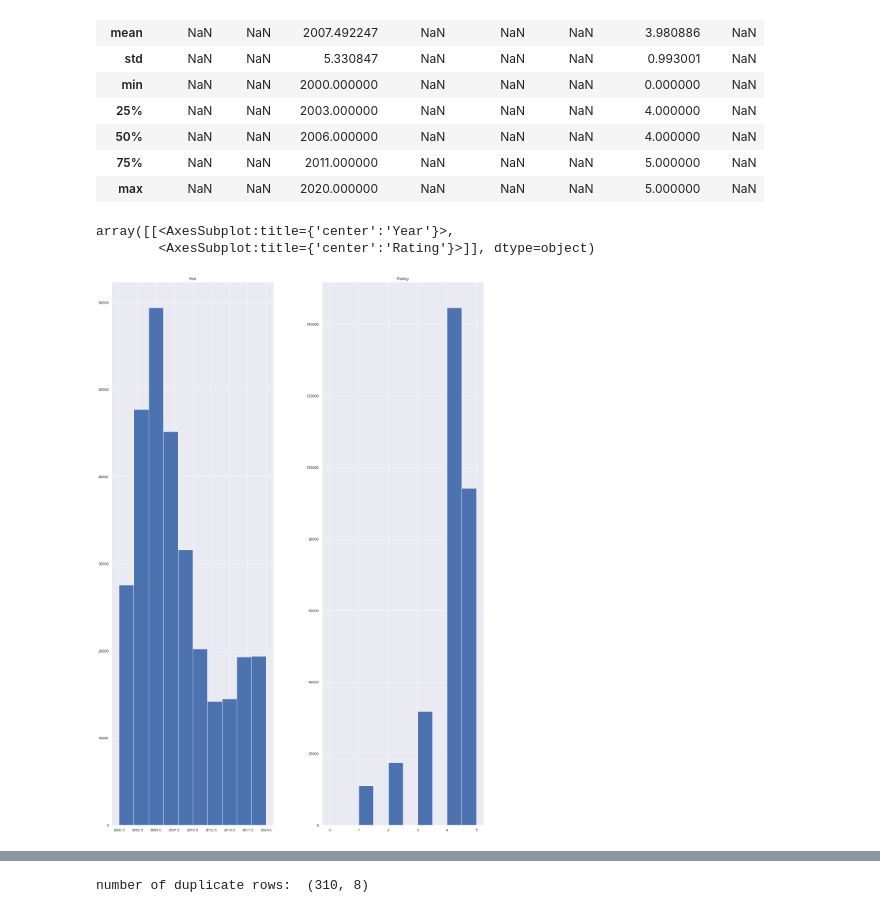
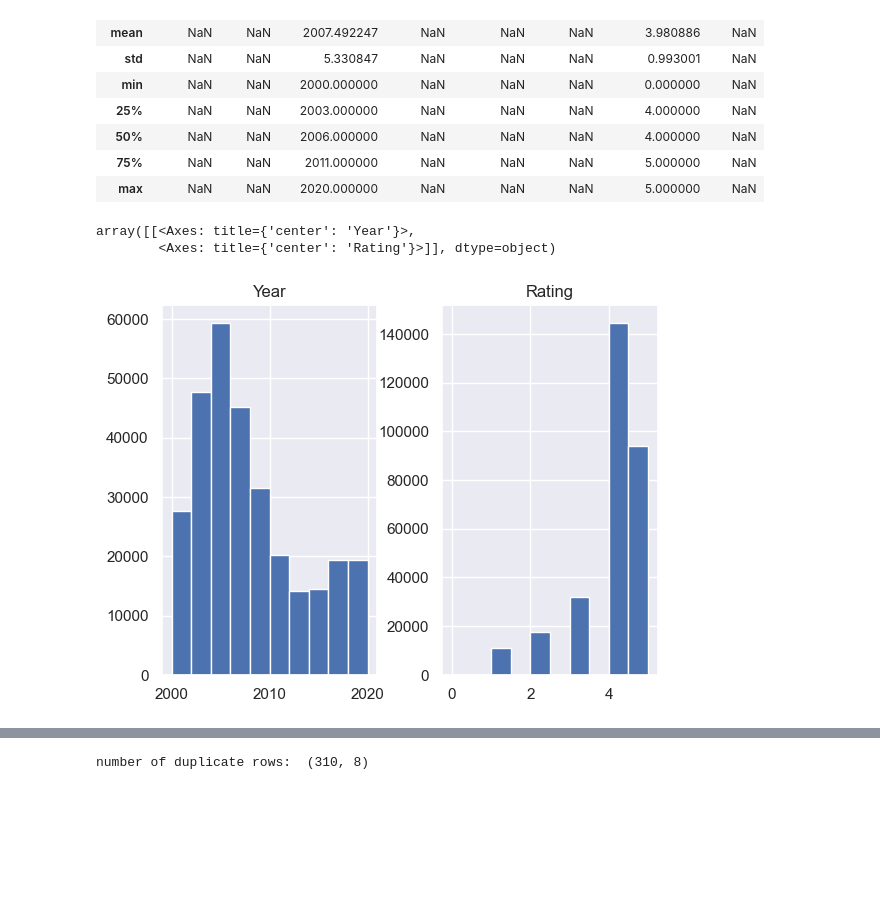
Before and after one commit to joelpoliveira/DW-PipelineDev, a Jupyter notebook: src/stage_1/ReviewTreated.ipynb, the cells around one changed output, grey strips where cells are left out. Saved outputs shown, nothing was run; the diff lists cells and outputs as text; code cells hidden in the pictures; blank space fills up the shorter version.

```diff
--- a/src/stage_1/ReviewTreated.ipynb
+++ b/src/stage_1/ReviewTreated.ipynb
@@ -8,5 +11,5 @@ sns.set(color_codes=True)
 # %%
-dataset = pd.read_csv('review.csv')
+dataset = pd.read_csv(f'{OLD_PATH}/review.csv')
 # %%
 dataset
 # %% [output]
@@ -57,11 +60,11 @@ dataset.describe(include='all')
 | 75% | NaN | NaN | 2011.000000 | NaN | NaN | NaN | 5.000000 | NaN |
 | max | NaN | NaN | 2020.000000 | NaN | NaN | NaN | 5.000000 | NaN |
 # %%
-dataset.hist(figsize=(20,30))
+dataset.hist()
 # %% [output]
-array([[<AxesSubplot:title={'center':'Year'}>,
-        <AxesSubplot:title={'center':'Rating'}>]], dtype=object)
+array([[<Axes: title={'center': 'Year'}>,
+        <Axes: title={'center': 'Rating'}>]], dtype=object)
-[figure, old version]
+[figure, new version]
 # %%
 sns.pairplot(dataset)
 # %% [output]
```
Also changed, not shown: parts of 7 cells of this notebook.
